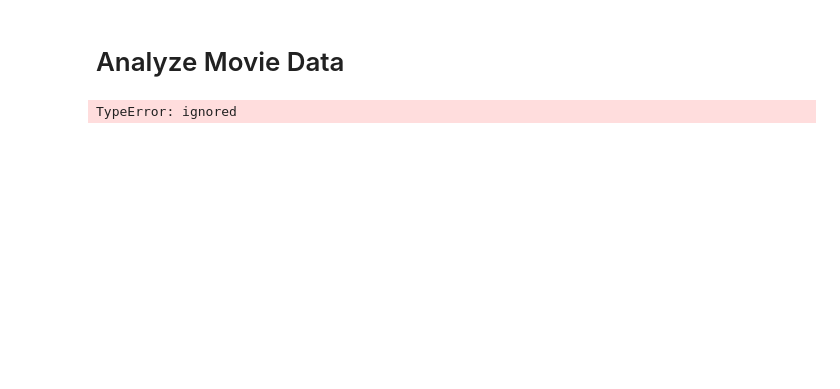
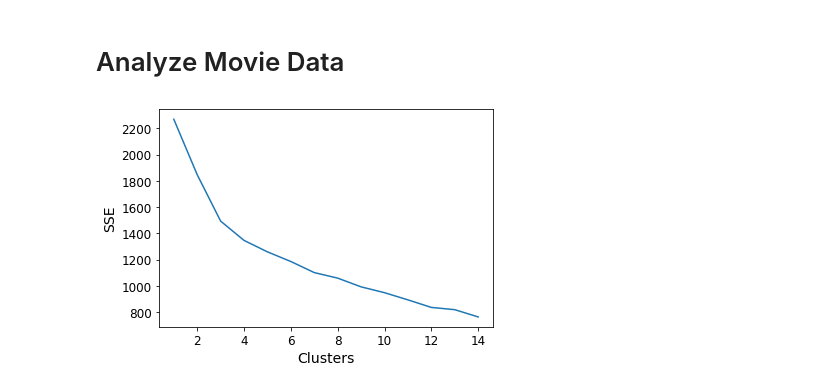
Before and after one commit to Xevenst/MovLensDataSet, a Jupyter notebook: Recommender_Systems_Final_Project.ipynb, the cells around one changed output. Drawn from its saved outputs; the diff is of its cells as text; code cells hidden in the pictures; blank space fills up the shorter version.

Commit message:
elbow_method

```diff
--- a/Recommender_Systems_Final_Project.ipynb
+++ b/Recommender_Systems_Final_Project.ipynb
@@ -222,17 +224,29 @@ plt.show()
 genre = pd.read_csv("/content/MovLensDataSet/ml-100k/u.genre", sep = '|', header = None)
 genre_list = genre[0].values
 movie_set_genre = movies[genre_list]
+# %%
+from sklearn.cluster import KMeans
+#elbow method
+wcss = []
+for i in range(1,15):
+  k_means = KMeans(n_clusters=i,init='k-means++', random_state=42)
+  k_means.fit_predict(movie_set_genre)
+  wcss.append(k_means.inertia_)
+#plot elbow curve
+plt.plot(np.arange(1,15),wcss)
+plt.xlabel('Clusters')
+plt.ylabel('SSE')
+plt.show()
+# %% [output]
+[figure, added]
 # %%
-from sklearn.cluster import KMeans
-k = 5
-kmeans = KMeans(n_clusters=k)
+k = 3
+kmeans = KMeans(n_clusters=k,init='k-means++', random_state=42)
 label = kmeans.fit_predict(movie_set_genre)
 
 #centroids=np.array(kmeans.cluster_centers_)
 #plt.scatter(movie_set_genre[:,0],movie_set_genre[:,1], marker="x", color=label)
 #plt.scatter(centroids[:,0], centroids[:,1], marker="x", color='r')
-# %% [output]
-TypeError: ignored
 # %%
 kmeans.inertia_
 # %% [output]
```
Also changed, not shown: parts of 7 cells of this notebook.
